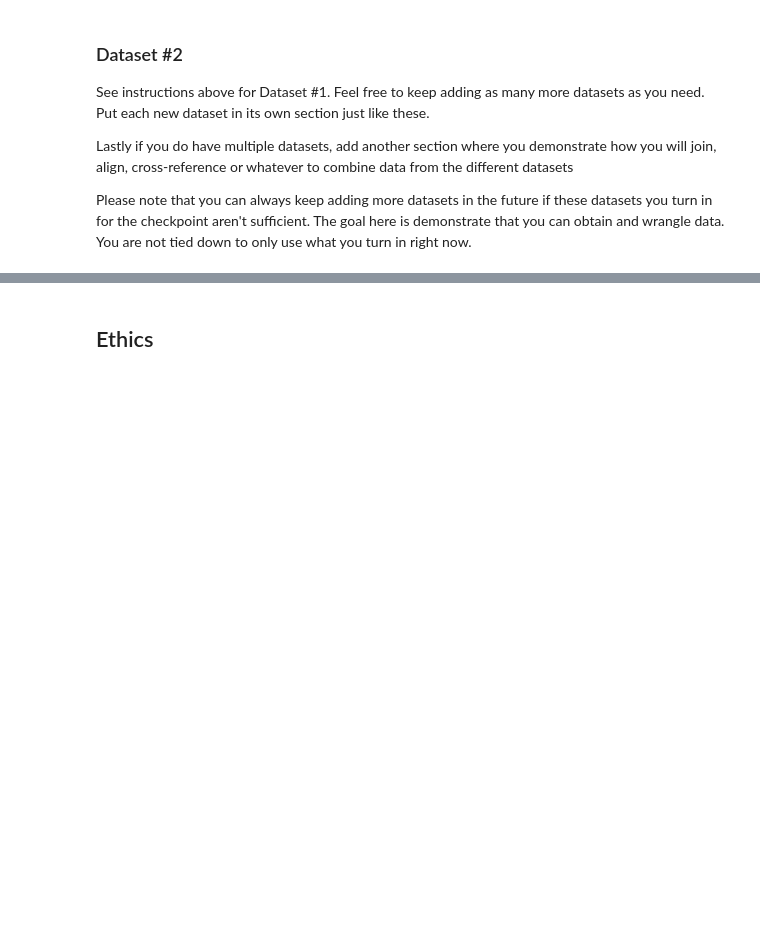
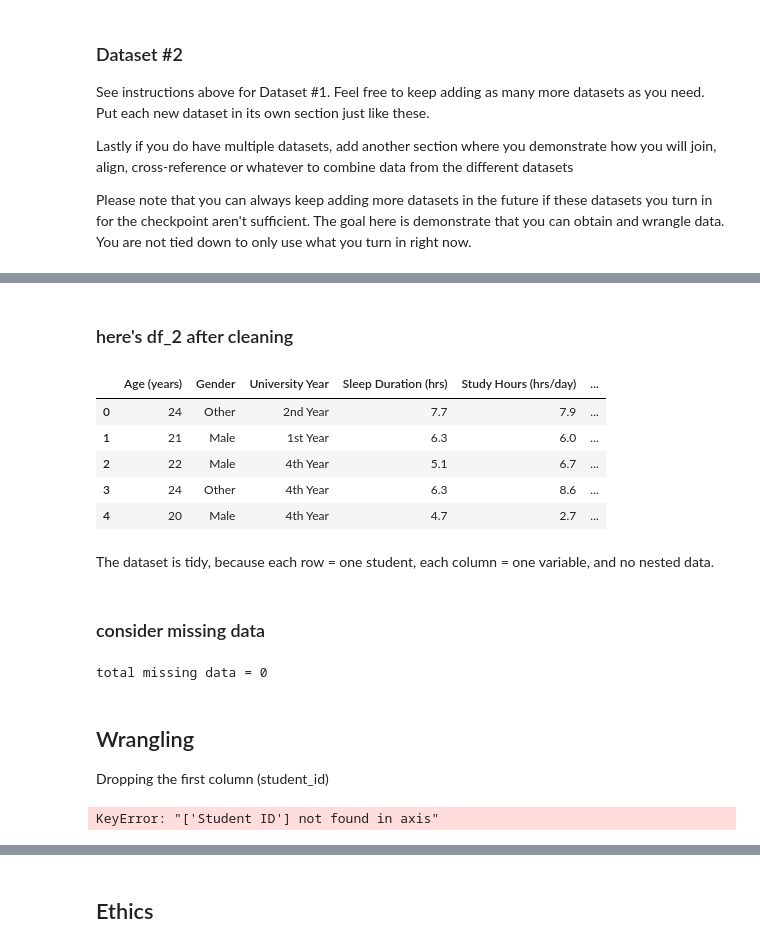
Before and after one commit to sbui056/student-sleep-performance, a Jupyter notebook: 01-DataCheckpoint.ipynb, the cells around one changed output, grey strips where cells are left out. Cells and saved outputs as stored; diff of their text form; code cells hidden in the pictures; blank space fills up the shorter version.

```diff
--- a/01-DataCheckpoint.ipynb
+++ b/01-DataCheckpoint.ipynb
@@ -316,0 +548,17 @@ Please note that you can always keep adding more datasets in the future if these
+# %%
+df_2 = df_2.rename(columns={
+    'Student_ID': 'Student ID',
+    'Age': 'Age (years)',
+    'Gender': 'Gender',
+    'University_Year': 'University Year',
+    'Sleep_Duration': 'Sleep Duration (hrs)',
+    'Study_Hours': 'Study Hours (hrs/day)',
+    'Screen_Time': 'Screen Time (hrs/day)',
+    'Caffeine_Intake': 'Caffeine Intake (drinks/day)',
+    'Physical_Activity': 'Physical Activity (mins/day)',
+    'Sleep_Quality': 'Sleep Quality (1-10)',
+    'Weekday_Sleep_Start': 'Weekday Sleep Start (24h)',
+    'Weekend_Sleep_Start': 'Weekend Sleep Start (24h)',
+    'Weekday_Sleep_End': 'Weekday Sleep End (24h)',
+    'Weekend_Sleep_End': 'Weekend Sleep End (24h)'
+})
@@ -316,0 +573,27 @@ Please note that you can always keep adding more datasets in the future if these
+# %% [markdown]
+### here's df_2 after cleaning
+# %%
+df_2.head()
+# %% [output]
+|  | Age (years) | Gender | University Year | Sleep Duration (hrs) | Study Hours (hrs/day) | ... |
+| 0 | 24 | Other | 2nd Year | 7.7 | 7.9 | ... |
+| 1 | 21 | Male | 1st Year | 6.3 | 6.0 | ... |
+| 2 | 22 | Male | 4th Year | 5.1 | 6.7 | ... |
+| 3 | 24 | Other | 4th Year | 6.3 | 8.6 | ... |
+| 4 | 20 | Male | 4th Year | 4.7 | 2.7 | ... |
+# %% [markdown]
+The dataset is tidy, because each row = one student, each column = one variable, and no nested data.
+# %% [markdown]
+### consider missing data
+# %%
+total_missing = df_2.isnull().sum().sum()
+print(f'total missing data = {total_missing}')
+# %% [output]
+total missing data = 0
+# %% [markdown]
+## Wrangling
+Dropping the first column (student_id)
+# %%
+df_2 = df_2.drop(columns=["Student ID"])
+# %% [output]
+KeyError: "['Student ID'] not found in axis"
```
Also changed, not shown: parts of 28 cells of this notebook, 3 other files.
